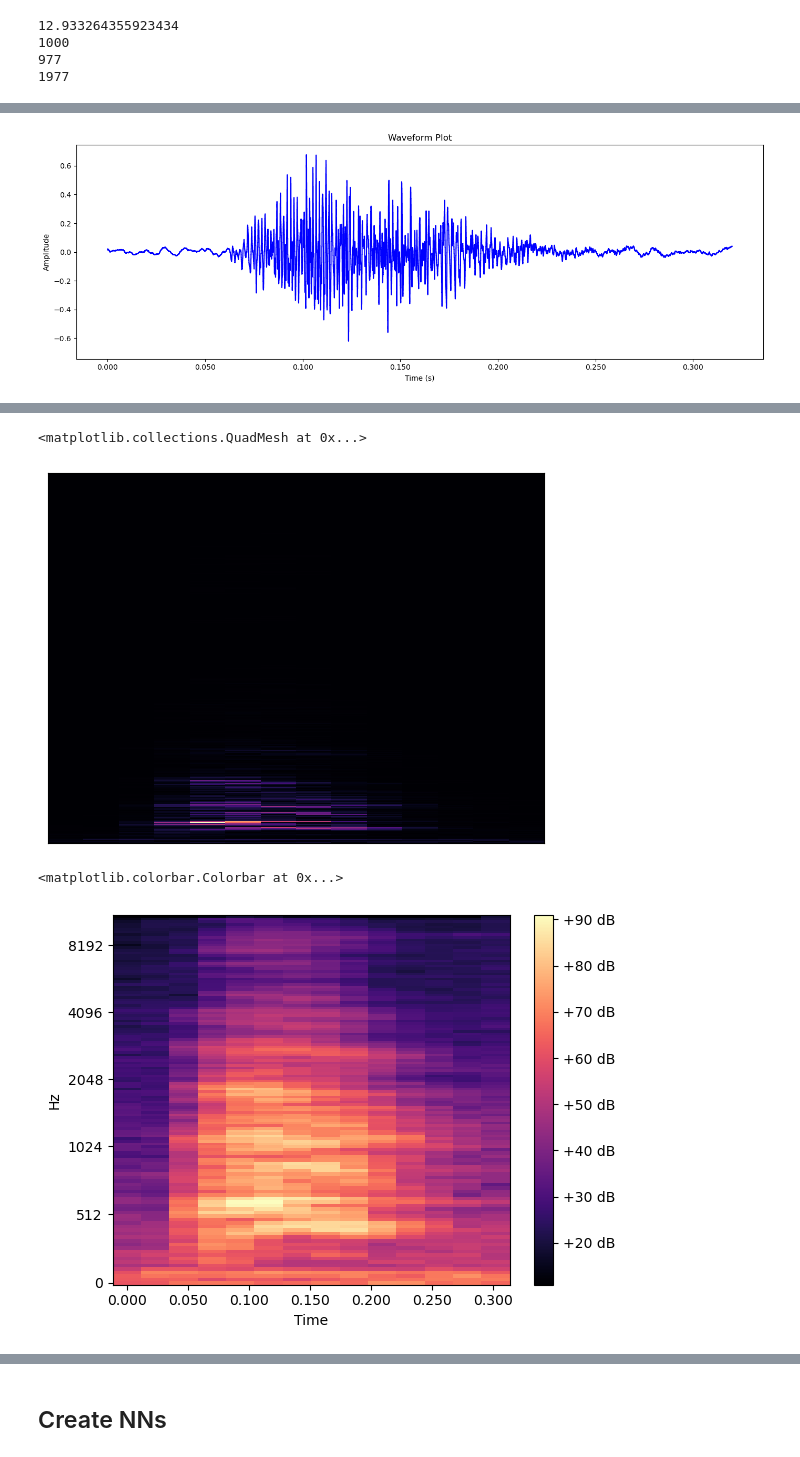
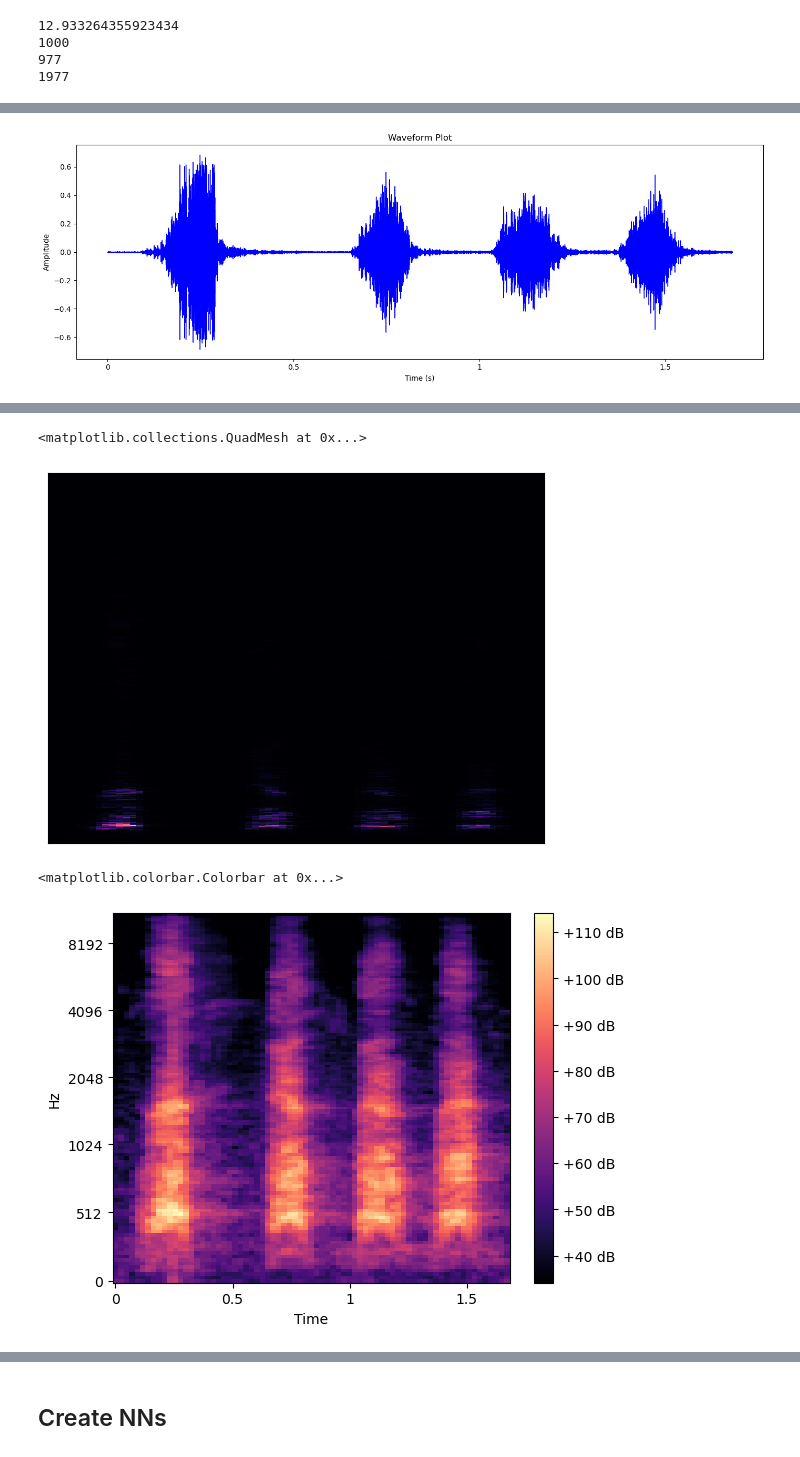
Before and after one commit to giacomo-lab/engine_idling_detection, a Jupyter notebook: intersection_effectivity.ipynb, the cells around one changed output, grey strips where cells are left out. Drawn from its saved outputs; the diff is of its cells as text; code cells hidden in the pictures.

```diff
--- a/intersection_effectivity.ipynb
+++ b/intersection_effectivity.ipynb
@@ -73,27 +74,25 @@ for path in sound_files:
+# %%
+# select an audio file as an example
+audio_file =  'C:/Users/matthias/Documents/Projects/urban_sound_files/our_dataset/344-3-5-0.wav'
 # %%
 
-# x-axis has been converted to time using our sample rate.
-# matplotlib plt.plot(y), would output the same figure, but with sample
-# number on the x-axis instead of seconds
-audio_file =  'C:/Users/matthias/Documents/Projects/urban_sound_files/our_dataset/4912-3-2-0.wav'
-
-
-samples, sample_rate = librosa.load(audio_file)
 
 #If samples are not already, convert to np.array, can probably be simpflified, no need for if check
-if not isinstance(samples, np.ndarray):
-    samples = np.array(samples)
+
+y, sr = librosa.load(audio_file)
+if not isinstance(y, np.ndarray):
+    samples = np.array(y)
 
 
 plt.figure(figsize=(14, 5))
-librosa.display.waveshow(samples, sr=sample_rate, color='b') #color specification needed due to version incompatibility problems btw librosa and matplotlib
+librosa.display.waveshow(y, sr=sr, color='b') #color specification needed due to version incompatibility problems btw librosa and matplotlib
 plt.title('Waveform Plot')
 plt.xlabel('Time (s)')
 plt.ylabel('Amplitude')
 plt.tight_layout()
 plt.tight_layout()
 # %% [output]
-[figure, old version]
+[figure, new version]
 # %%
 # Listen to the audio
 Audio(audio_file)
@@ -102,20 +101,20 @@ Audio(audio_file)
 # %%
 #Apply fourier transformation and plot
 
-sgram = librosa.stft(samples)
+sgram = librosa.stft(y)
 librosa.display.specshow(sgram)
 # %% [output]
 <matplotlib.collections.QuadMesh at 0x...>
-[figure, old version]
+[figure, new version]
 # %%
 # Create a mel spectrogramm
 sgram_mag, _ = librosa.magphase(sgram)
-mel_scale_sgram = librosa.feature.melspectrogram(S=sgram_mag, sr=sample_rate)
+mel_scale_sgram = librosa.feature.melspectrogram(S=sgram_mag, sr=sr)
 #librosa.display.specshow(mel_scale_sgram)
 
 mel_sgram = librosa.amplitude_to_db(mel_scale_sgram, ref=np.min)
-librosa.display.specshow(mel_sgram, sr=sample_rate, x_axis='time', y_axis='mel')
+librosa.display.specshow(mel_sgram, sr=sr, x_axis='time', y_axis='mel')
 plt.colorbar(format='%+2.0f dB')
 # %% [output]
 <matplotlib.colorbar.Colorbar at 0x...>
-[figure, old version]
+[figure, new version]
```
Also changed, not shown: parts of 6 cells of this notebook, 1 other file.
